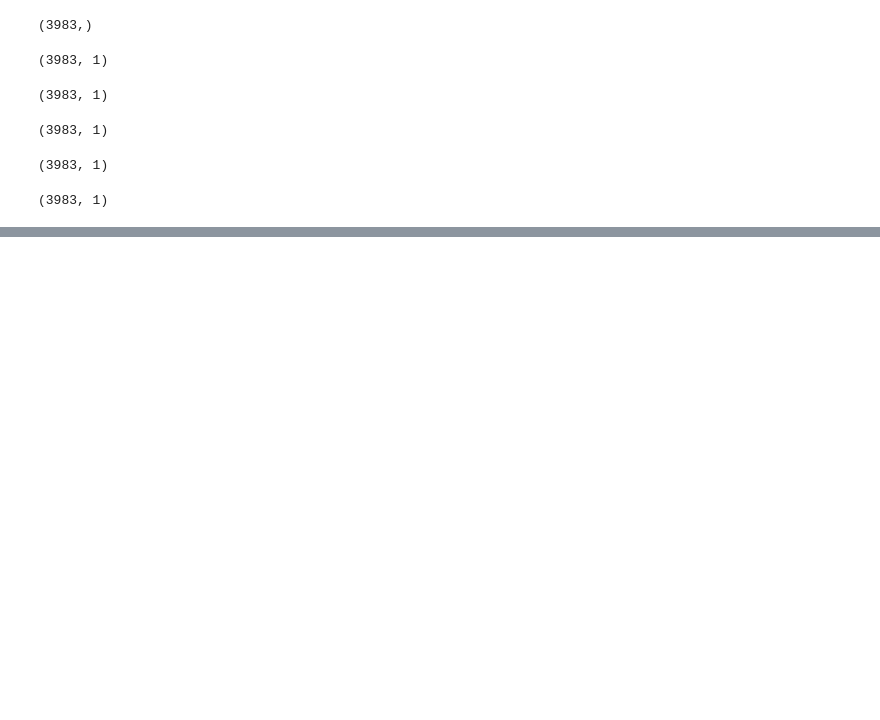
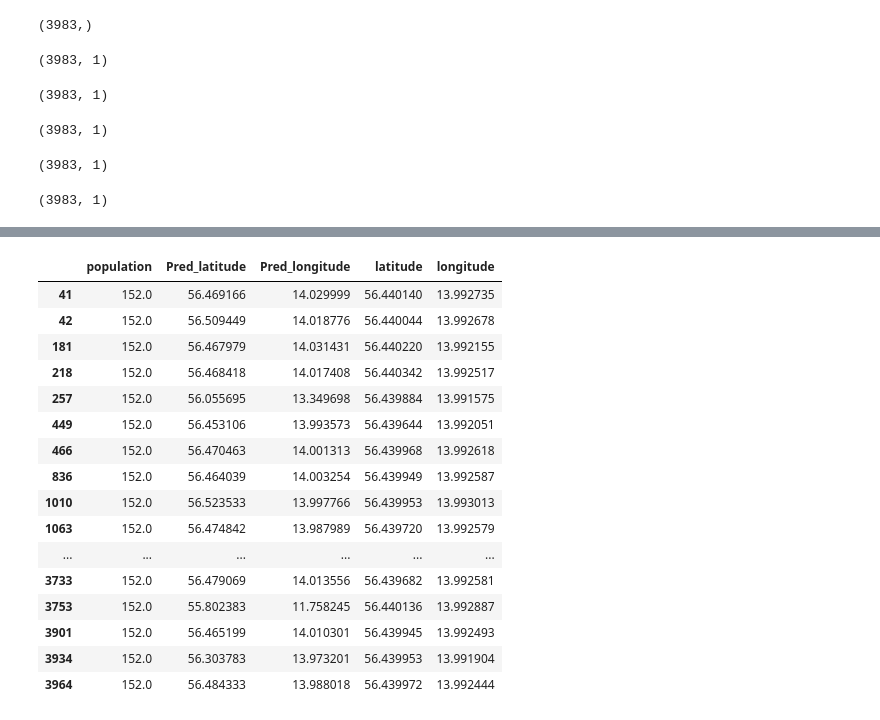
Before and after one commit to RKALM/ann-mallards, a Jupyter notebook: intended regression v2/mallards.ipynb, the cells around one changed output, grey strips where cells are left out. Drawn from its saved outputs; the diff is of its cells as text; code cells hidden in the pictures; blank space fills up the shorter version.

```diff
--- a/intended regression v2/mallards.ipynb
+++ b/intended regression v2/mallards.ipynb
@@ -306,0 +315,20 @@ combined_df.head(50)
+# %%
+most_frequent_pop_df.head(50)
+# %% [output]
+|  | population | Pred_latitude | Pred_longitude | latitude | longitude |
+| 41 | 152.0 | 56.469166 | 14.029999 | 56.440140 | 13.992735 |
+| 42 | 152.0 | 56.509449 | 14.018776 | 56.440044 | 13.992678 |
+| 181 | 152.0 | 56.467979 | 14.031431 | 56.440220 | 13.992155 |
+| 218 | 152.0 | 56.468418 | 14.017408 | 56.440342 | 13.992517 |
+| 257 | 152.0 | 56.055695 | 13.349698 | 56.439884 | 13.991575 |
+| 449 | 152.0 | 56.453106 | 13.993573 | 56.439644 | 13.992051 |
+| 466 | 152.0 | 56.470463 | 14.001313 | 56.439968 | 13.992618 |
+| 836 | 152.0 | 56.464039 | 14.003254 | 56.439949 | 13.992587 |
+| 1010 | 152.0 | 56.523533 | 13.997766 | 56.439953 | 13.993013 |
+| 1063 | 152.0 | 56.474842 | 13.987989 | 56.439720 | 13.992579 |
+| ... | ... | ... | ... | ... | ... |
+| 3733 | 152.0 | 56.479069 | 14.013556 | 56.439682 | 13.992581 |
+| 3753 | 152.0 | 55.802383 | 11.758245 | 56.440136 | 13.992887 |
+| 3901 | 152.0 | 56.465199 | 14.010301 | 56.439945 | 13.992493 |
+| 3934 | 152.0 | 56.303783 | 13.973201 | 56.439953 | 13.991904 |
+| 3964 | 152.0 | 56.484333 | 13.988018 | 56.439972 | 13.992444 |
```
Also changed, not shown: parts of 10 cells of this notebook, 2 other files.
